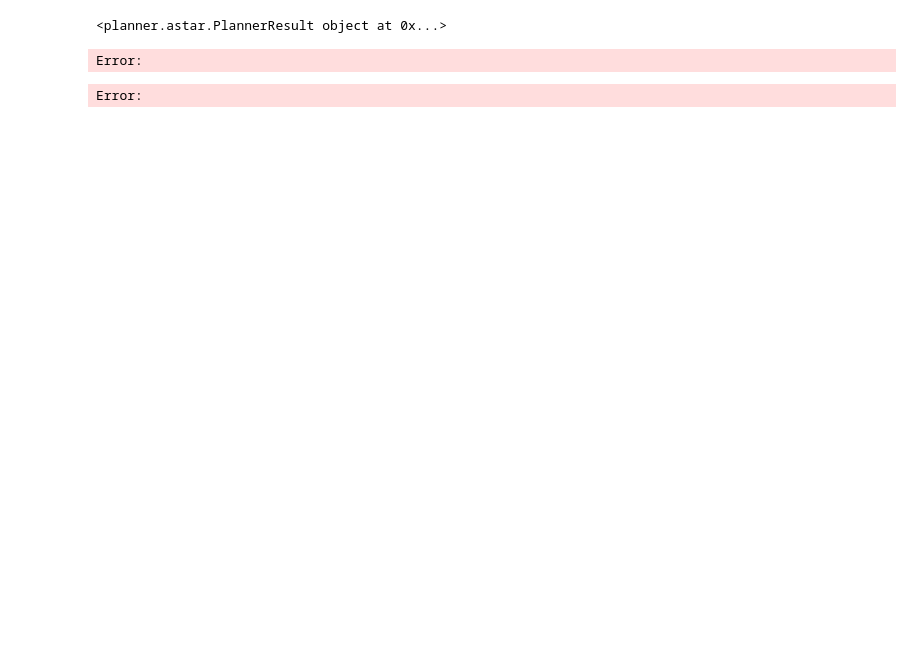
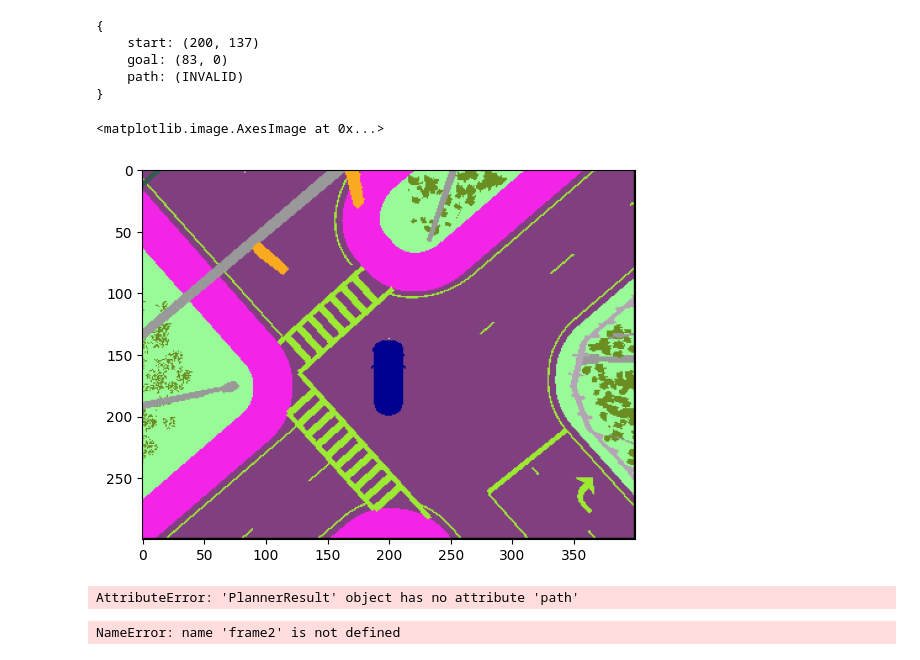
Before and after one commit to out0/crawler-poc, a Jupyter notebook: notebooks/test_planner_a_start.ipynb, the cells around one changed output. Cells and saved outputs as stored; diff of their text form; code cells hidden in the pictures; blank space fills up the shorter version.

Commit message:
using cuda to change frame colors

```diff
--- a/notebooks/test_planner_a_start.ipynb
+++ b/notebooks/test_planner_a_start.ipynb
@@ -2,25 +2,38 @@
 import sys, cv2
 sys.path.insert(0, '..')
 from planner.astar import *
-frame1 = cv2.imread("../aaa.png")
-frame2 = cv2.imread("../aaa.png")
+pos = 0
+frame = cv2.imread(f"../invalid_frames/frame_{pos}.png")
 from matplotlib import pyplot as plt
+from carlasim.frame_segment_converter import FrameSegmentConverter
 # %%
 start = Waypoint(200, 137)
 planner = AStarPlanner()
-path = planner.plan(frame2, 45000, start)
+path = planner.plan(frame, 45000, start)
-# %%
-print(path)
-# %% [output]
-<planner.astar.PlannerResult object at 0x...>
+# %%
+converter = FrameSegmentConverter(400, 300)
+print(path)
+
+f = converter.convert_clone_frame(frame, 400, 300)
+f[start.z, start.x, :] = 255
+f[path.goal.z + 2, path.goal.x, :] = [255, 255, 255 ]
+plt.imshow(f)
+# %% [output]
+{
+    start: (200, 137)
+    goal: (83, 0)
+    path: (INVALID)
+}
+<matplotlib.image.AxesImage at 0x...>
+[figure, added]
 # %%
-for p in path:
-    frame1[p.z,p.x,:] = [255, 255, 255]
+for p in path.path:
+    f[p.z,p.x,:] = [255, 255, 255]
 
-plt.imshow(frame1)
+plt.imshow(f)
 # %% [output]
-Error:
+AttributeError: 'PlannerResult' object has no attribute 'path'
 # %%
 plt.imshow(frame2)
 # %% [output]
-Error:
+NameError: name 'frame2' is not defined
```
Also changed, not shown: 11 other files.
